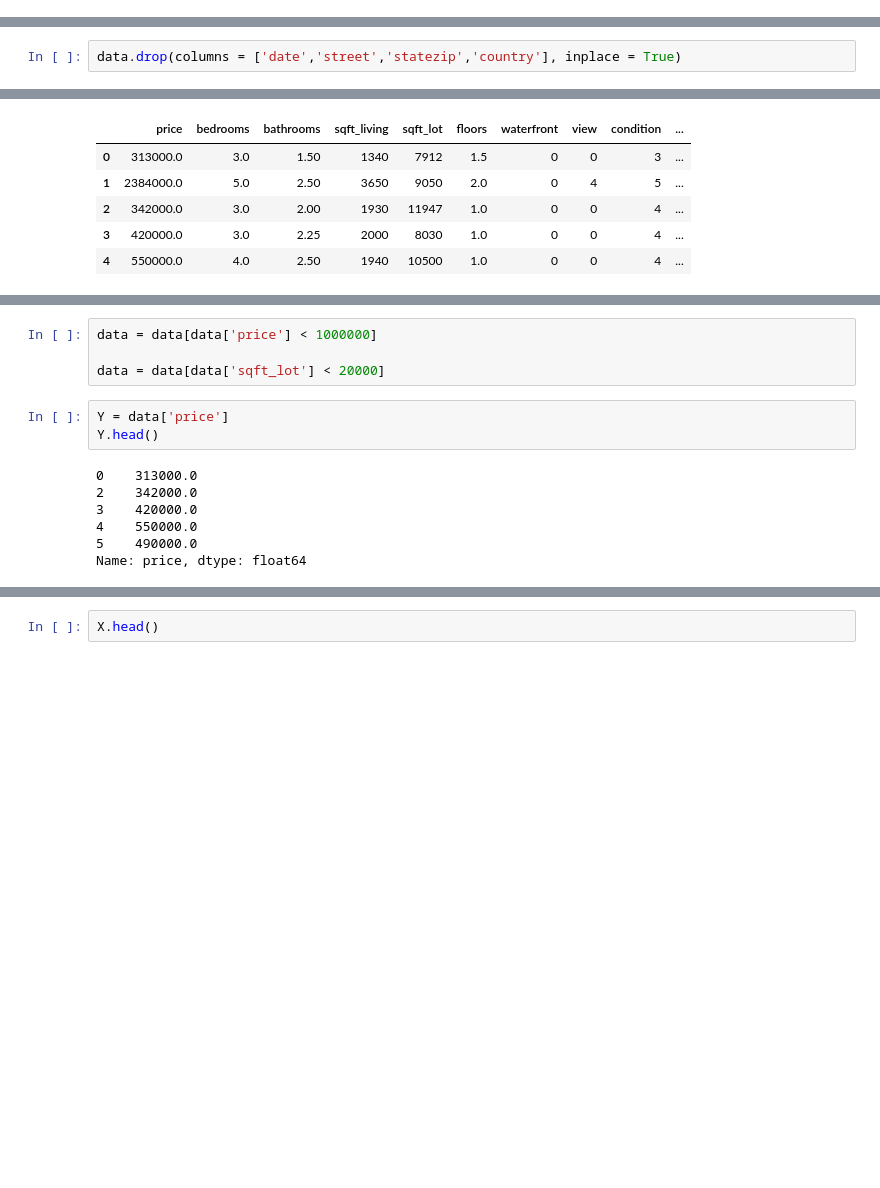
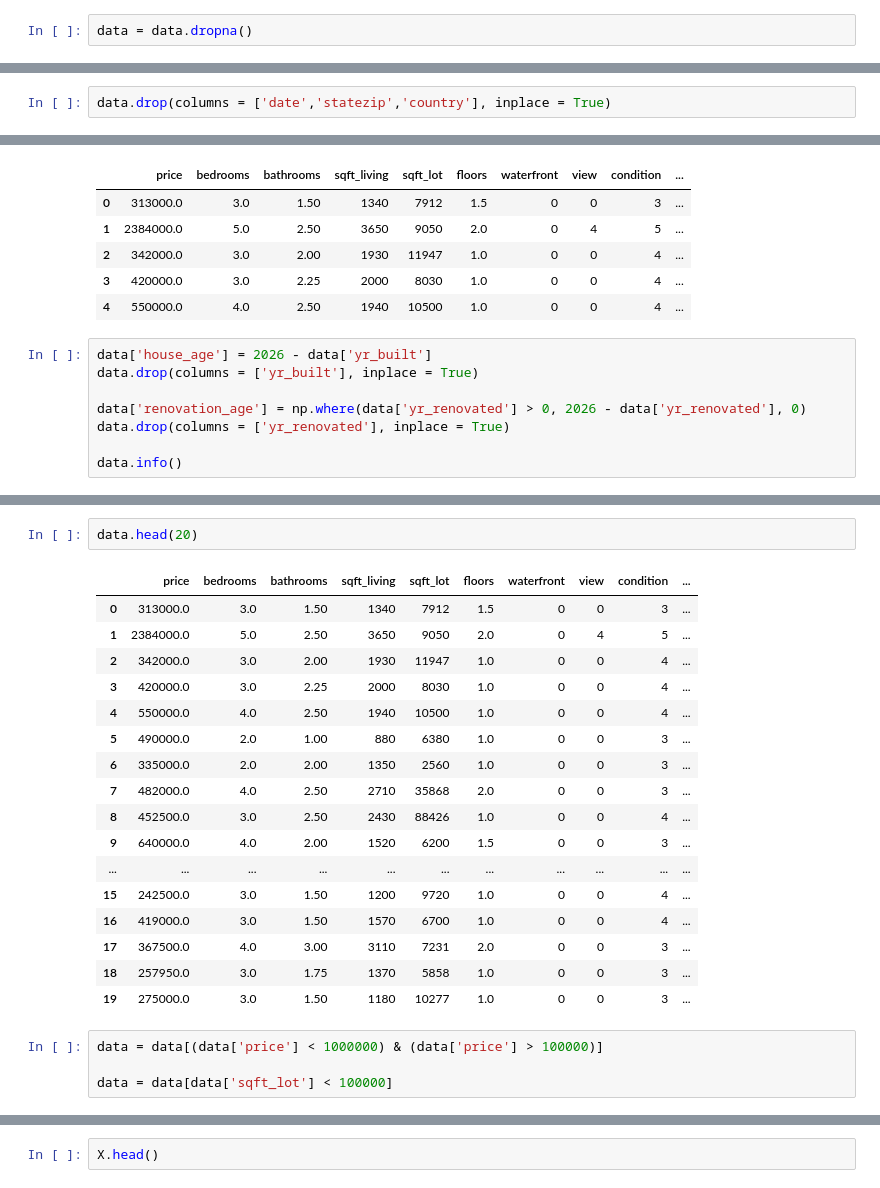
Before and after one commit to Ruvaaa/house-price-linear-regression-model, a Jupyter notebook: HousePrice/linearregression.ipynb, the cells around one changed output, grey strips where cells are left out. Saved outputs shown, nothing was run; the diff lists cells and outputs as text; blank space fills up the shorter version.

```diff
--- a/HousePrice/linearregression.ipynb
+++ b/HousePrice/linearregression.ipynb
@@ -23,3 +21,5 @@ data.head()
 | 2 | 2014-05-02 00:00:00 | 342000.0 | 3.0 | 2.00 | 1930 | 11947 | 1.0 | 0 | 0 | 4 | ... |
 | 3 | 2014-05-02 00:00:00 | 420000.0 | 3.0 | 2.25 | 2000 | 8030 | 1.0 | 0 | 0 | 4 | ... |
 | 4 | 2014-05-02 00:00:00 | 550000.0 | 4.0 | 2.50 | 1940 | 10500 | 1.0 | 0 | 0 | 4 | ... |
+# %%
+data = data.dropna()
@@ -26,5 +46,5 @@ data.head()
 # %%
-data.drop(columns = ['date','street','statezip','country'], inplace = True)
+data.drop(columns = ['date','statezip','country'], inplace = True)
 # %%
 data.head()
 # %% [output]
@@ -34,3 +54,11 @@ data.head()
 | 2 | 342000.0 | 3.0 | 2.00 | 1930 | 11947 | 1.0 | 0 | 0 | 4 | ... |
 | 3 | 420000.0 | 3.0 | 2.25 | 2000 | 8030 | 1.0 | 0 | 0 | 4 | ... |
 | 4 | 550000.0 | 4.0 | 2.50 | 1940 | 10500 | 1.0 | 0 | 0 | 4 | ... |
+# %%
+data['house_age'] = 2026 - data['yr_built']
+data.drop(columns = ['yr_built'], inplace = True)
+
+data['renovation_age'] = np.where(data['yr_renovated'] > 0, 2026 - data['yr_renovated'], 0)
+data.drop(columns = ['yr_renovated'], inplace = True)
+
+data.info()
@@ -37,14 +92,24 @@ data.head()
+# %%
+data.head(20)
+# %% [output]
+|  | price | bedrooms | bathrooms | sqft_living | sqft_lot | floors | waterfront | view | condition | ... |
+| 0 | 313000.0 | 3.0 | 1.50 | 1340 | 7912 | 1.5 | 0 | 0 | 3 | ... |
+| 1 | 2384000.0 | 5.0 | 2.50 | 3650 | 9050 | 2.0 | 0 | 4 | 5 | ... |
+| 2 | 342000.0 | 3.0 | 2.00 | 1930 | 11947 | 1.0 | 0 | 0 | 4 | ... |
+| 3 | 420000.0 | 3.0 | 2.25 | 2000 | 8030 | 1.0 | 0 | 0 | 4 | ... |
+| 4 | 550000.0 | 4.0 | 2.50 | 1940 | 10500 | 1.0 | 0 | 0 | 4 | ... |
+| 5 | 490000.0 | 2.0 | 1.00 | 880 | 6380 | 1.0 | 0 | 0 | 3 | ... |
+| 6 | 335000.0 | 2.0 | 2.00 | 1350 | 2560 | 1.0 | 0 | 0 | 3 | ... |
+| 7 | 482000.0 | 4.0 | 2.50 | 2710 | 35868 | 2.0 | 0 | 0 | 3 | ... |
+| 8 | 452500.0 | 3.0 | 2.50 | 2430 | 88426 | 1.0 | 0 | 0 | 4 | ... |
+| 9 | 640000.0 | 4.0 | 2.00 | 1520 | 6200 | 1.5 | 0 | 0 | 3 | ... |
+| ... | ... | ... | ... | ... | ... | ... | ... | ... | ... | ... |
+| 15 | 242500.0 | 3.0 | 1.50 | 1200 | 9720 | 1.0 | 0 | 0 | 4 | ... |
+| 16 | 419000.0 | 3.0 | 1.50 | 1570 | 6700 | 1.0 | 0 | 0 | 4 | ... |
+| 17 | 367500.0 | 4.0 | 3.00 | 3110 | 7231 | 2.0 | 0 | 0 | 3 | ... |
+| 18 | 257950.0 | 3.0 | 1.75 | 1370 | 5858 | 1.0 | 0 | 0 | 3 | ... |
+| 19 | 275000.0 | 3.0 | 1.50 | 1180 | 10277 | 1.0 | 0 | 0 | 3 | ... |
 # %%
-data = data[data['price'] < 1000000]
+data = data[(data['price'] < 1000000) & (data['price'] > 100000)]
 
-data = data[data['sqft_lot'] < 20000]
+data = data[data['sqft_lot'] < 100000]
-# %%
-Y = data['price']
-Y.head()
-# %% [output]
-0    313000.0
-2    342000.0
-3    420000.0
-4    550000.0
-5    490000.0
-Name: price, dtype: float64
```
Also changed, not shown: parts of 36 cells of this notebook, 1 other file.
